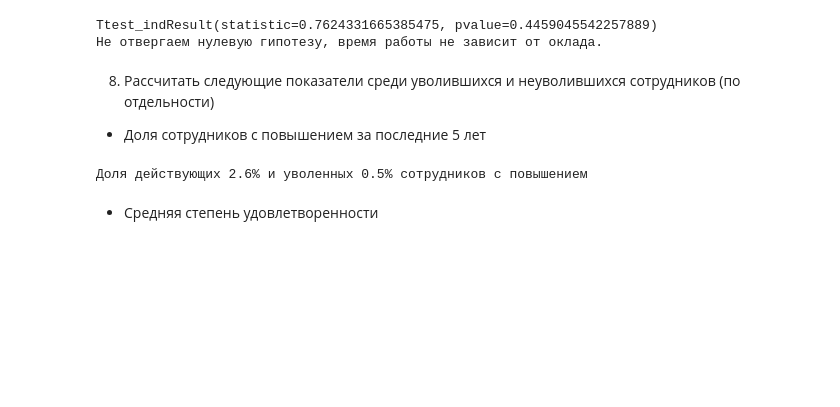
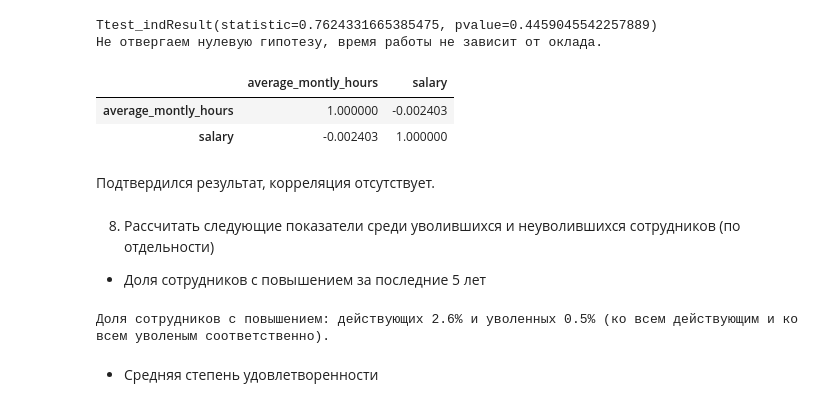
Before and after one commit to Aizatulin/Diplom, a Jupyter notebook: Диплом.ipynb, the cells around one changed output. Drawn from its saved outputs; the diff is of its cells as text; code cells hidden in the pictures; blank space fills up the shorter version.

```diff
--- a/Диплом.ipynb
+++ b/Диплом.ipynb
@@ -176,15 +190,25 @@ else:
 # %% [output]
 Ttest_indResult(statistic=0.7624331665385475, pvalue=0.4459045542257889)
 Не отвергаем нулевую гипотезу, время работы не зависит от оклада.
+# %%
+# Проверим, найдем корреляцию низкой и высокой зарплаты со временем работы выборки сотрудник не со средней зарплатой.
+ss =  df[df.salary != 1][['average_montly_hours', 'salary']]
+ss.corr(method='spearman')
+# %% [output]
+|  | average_montly_hours | salary |
+| average_montly_hours | 1.000000 | -0.002403 |
+| salary | -0.002403 | 1.000000 |
+# %% [markdown]
+Подтвердился результат, корреляция отсутствует.
 # %% [markdown]
 8. Рассчитать следующие показатели среди уволившихся и неуволившихся сотрудников (по отдельности)
 - Доля сотрудников с повышением за последние 5 лет
 # %%
 t1 = round(100*len(df[(df.left == 0) & (df.promotion_last_5years == 1)]) / len(df[(df.left == 0)]),1)
 t2 = round(100*len(df[(df.left == 1) & (df.promotion_last_5years == 1)]) / len(df[(df.left == 1)]),1)
-print (f"Доля действующих {t1}% и уволенных {t2}% сотрудников с повышением.")
+print (f"Доля сотрудников с повышением: действующих {t1}% и уволенных {t2}% (ко всем действующим и ко всем уволеным соответственно).")
 # %% [output]
-Доля действующих 2.6% и уволенных 0.5% сотрудников с повышением
+Доля сотрудников с повышением: действующих 2.6% и уволенных 0.5% (ко всем действующим и ко всем уволеным соответственно).
 # %% [markdown]
 - Средняя степень удовлетворенности
 # %%
```
Also changed, not shown: parts of 24 cells of this notebook, 1 other file.
